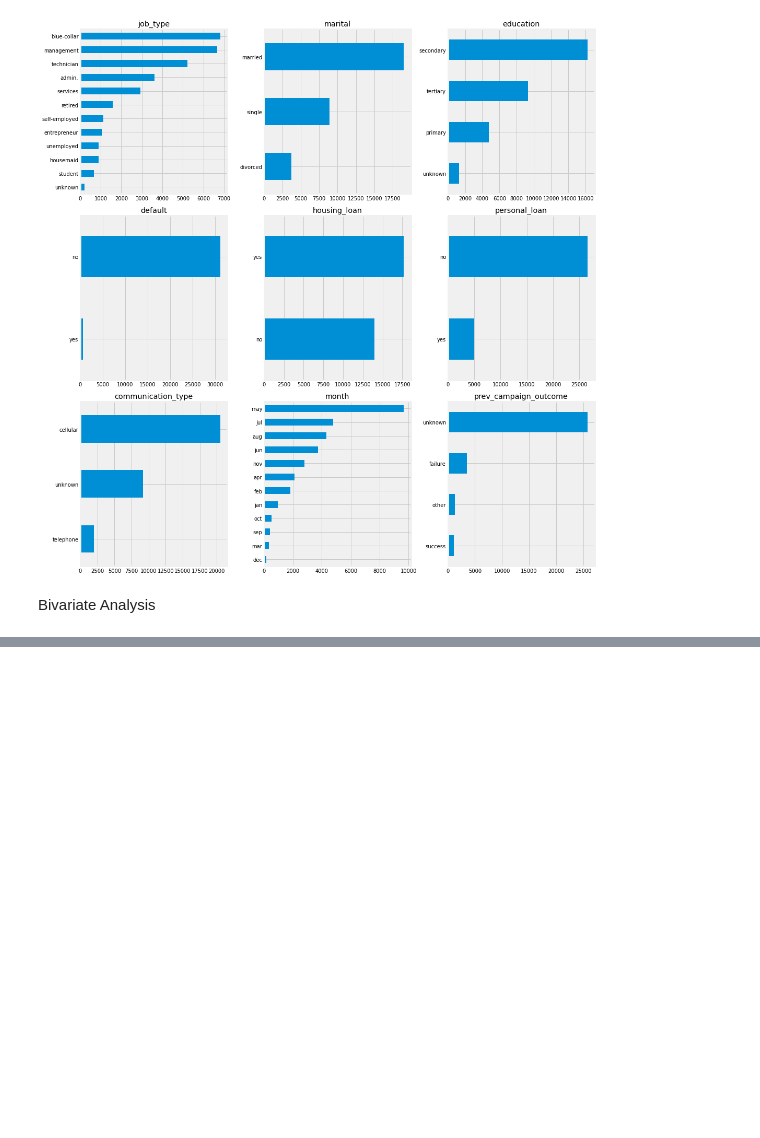
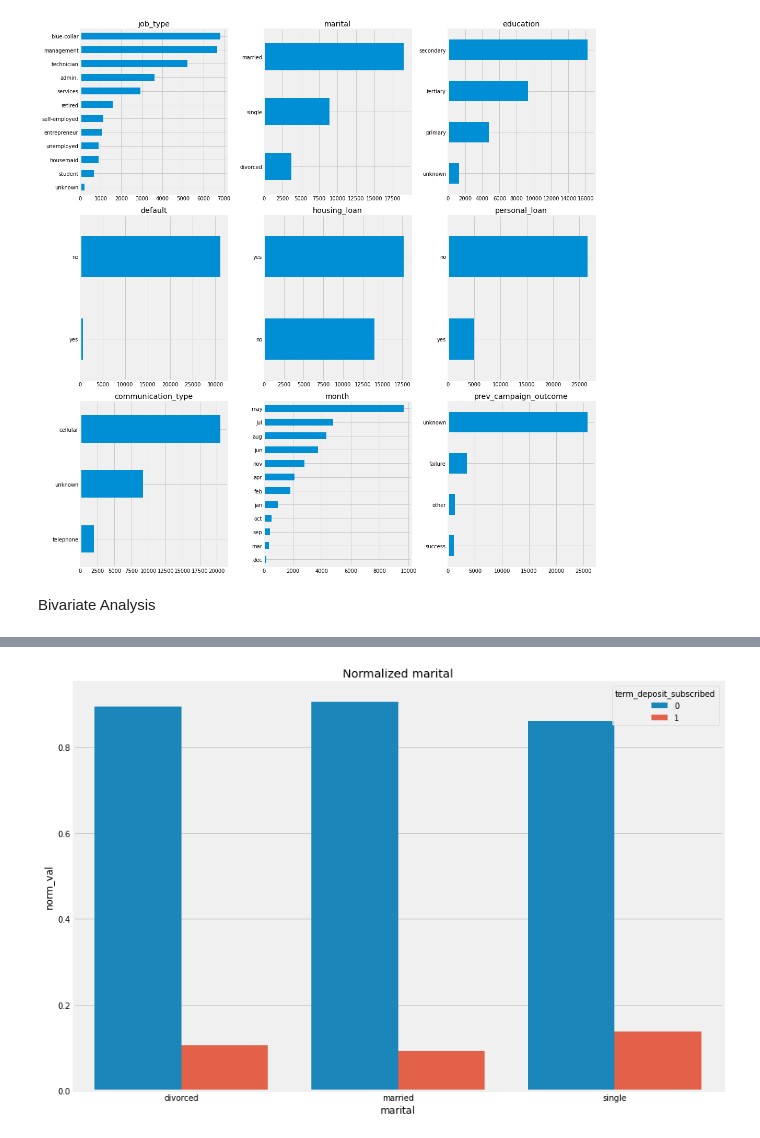
Before and after one commit to cmannnn/bank-promotional-campaigns, a Jupyter notebook: Guided_Hackathon_1.ipynb, the cells around one changed output, grey strips where cells are left out. Saved outputs shown, nothing was run; the diff lists cells and outputs as text; code cells hidden in the pictures; blank space fills up the shorter version.

```diff
--- a/Guided_Hackathon_1.ipynb
+++ b/Guided_Hackathon_1.ipynb
@@ -378,3 +372,15 @@ print(xtab)
+# %%
+# bivariate 'marital' pivot table
+xtab = pd.crosstab(target_col, train['marital'], normalize = 'columns')
+stacked = xtab.stack().reset_index().rename(columns={0:'norm_val'})
+
+#
+fig, ax = plt.subplots(1,1, figsize=(12,8))
+_ = sns.barplot(x=stacked.marital, y=stacked.norm_val, hue=stacked.term_deposit_subscribed, ax=ax)
+plt.title('Normalized marital')
+plt.tight_layout()
+# %% [output]
+[figure, added]
 # %%
 # bivariate 'education' pivot table
 xtab = pd.crosstab(target_col, train['education'], normalize = 'columns')
```
Also changed, not shown: parts of 2 cells of this notebook.
